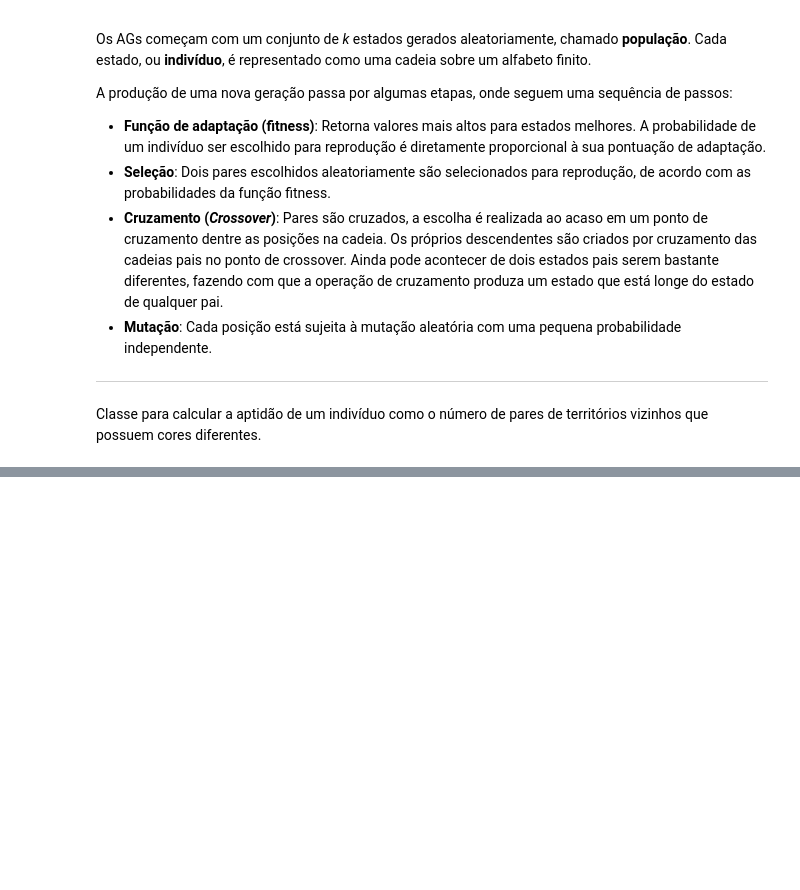
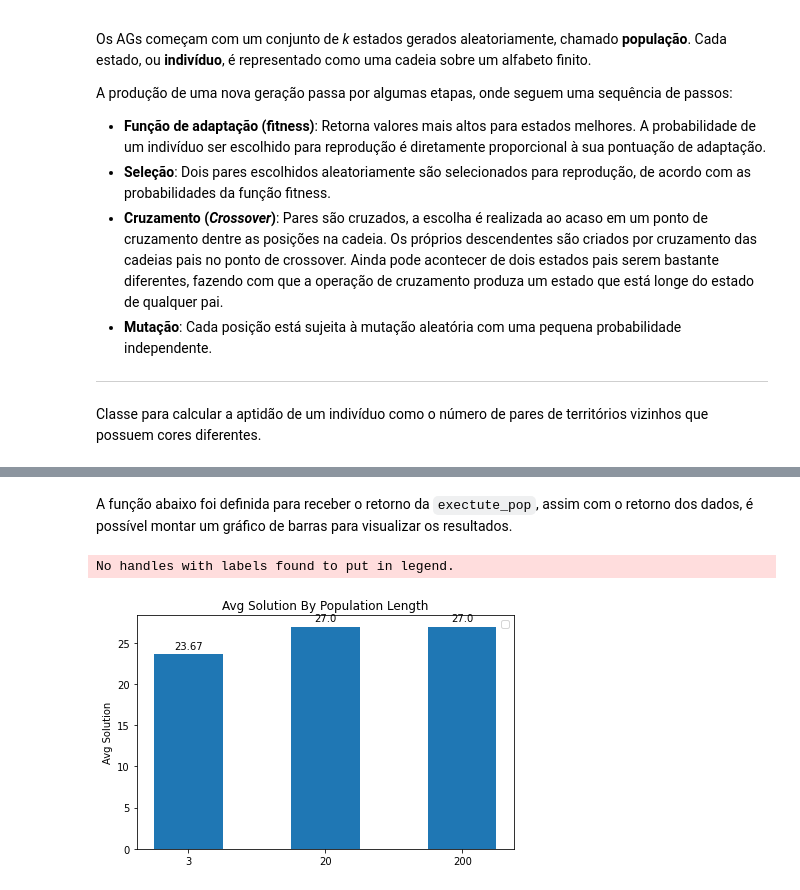
Before and after one commit to gabcastro/Unisinos-IA-Exercicios, a Jupyter notebook: Trabalho_GA/GA_ia.ipynb, the cells around one changed output, grey strips where cells are left out. Saved outputs shown, nothing was run; the diff lists cells and outputs as text; code cells hidden in the pictures; blank space fills up the shorter version.

```diff
--- a/Trabalho_GA/GA_ia.ipynb
+++ b/Trabalho_GA/GA_ia.ipynb
@@ -302,0 +398,37 @@ print('Value of resulting solution: %d' % fn_fitness(solution))
+# %% [markdown]
+A função abaixo foi definida para receber o retorno da `exectute_pop`, assim com o retorno dos dados, é possível montar um gráfico de barras para visualizar os resultados.
+# %%
+def plot_result(avg_pop, groups):
+    labels = groups
+
+    x = np.arange(len(labels)) # the label locations
+    width = 0.5  # the width of the bars
+
+    fig, ax = plt.subplots()
+    rects1 = ax.bar(x, avg_pop, width)
+
+    # Add some text for labels, title and custom x-axis tick labels, etc.
+    ax.set_ylabel('Avg Solution')
+    ax.set_title('Avg Solution By Population Length')
+    ax.set_xticks(x)
+    ax.set_xticklabels(labels)
+    ax.legend()
+
+    for rect in rects1:
+        height = rect.get_height()
+        ax.annotate('{}'.format(height),
+                    xy=(rect.get_x() + rect.get_width() / 2, height),
+                    xytext=(0, 3),  # 3 points vertical offset
+                    textcoords="offset points",
+                    ha='center', va='bottom')
+
+    fig.tight_layout()
+
+    plt.show()
+# %%
+avg_pop, groups = exectute_pop(7,1)
+# %%
+plot_result(avg_pop, groups)
+# %% [output]
+No handles with labels found to put in legend.
+[figure, added]
```
Also changed, not shown: parts of 20 cells of this notebook, 7 other files.
